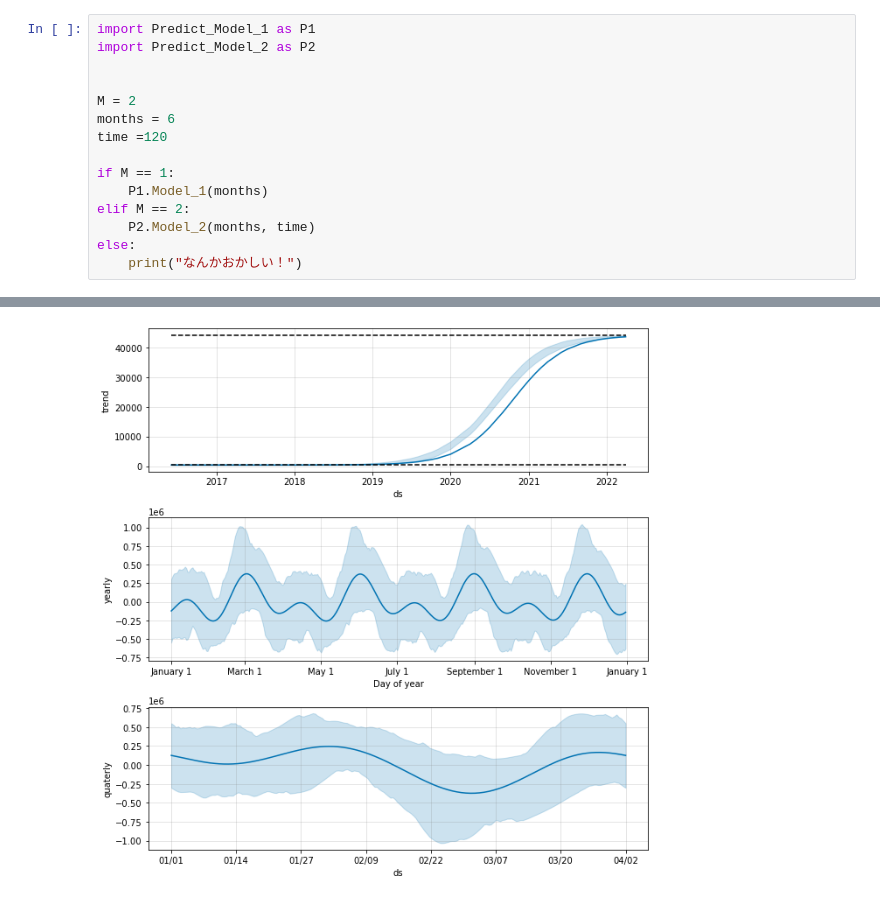
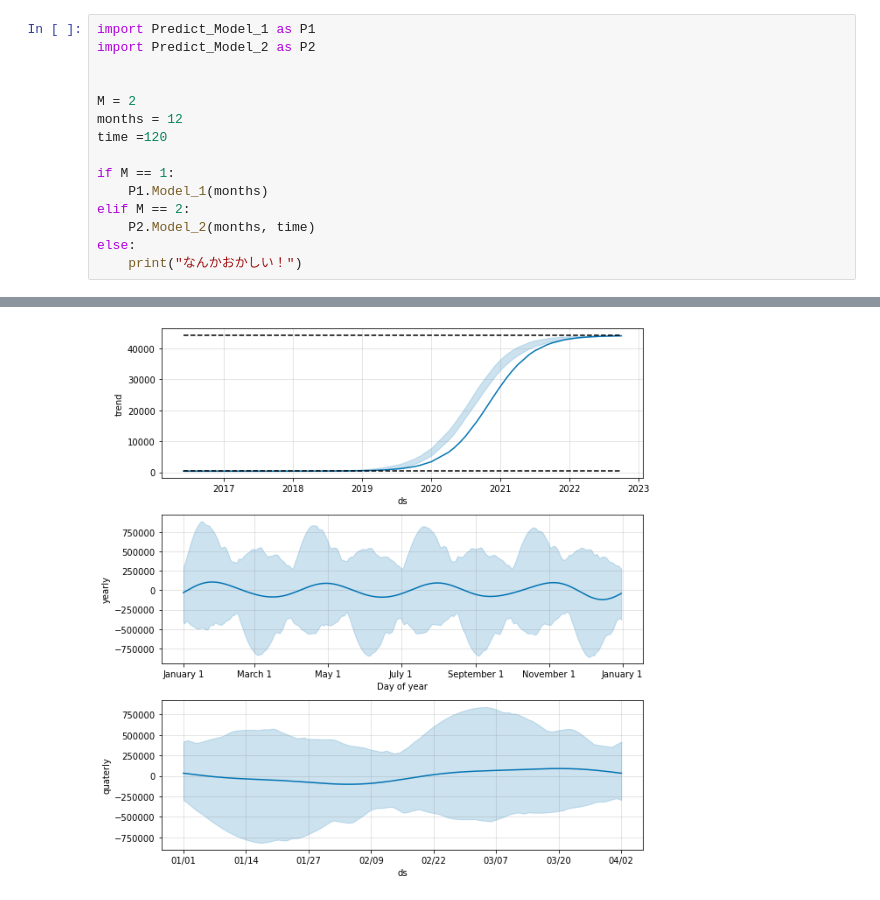
Before and after one commit to schecthellraiser606/Phishing_count_Predict, a Jupyter notebook: code/Lab.ipynb, the cells around one changed output, grey strips where cells are left out. Drawn from its saved outputs; the diff is of its cells as text.

```diff
--- a/code/Lab.ipynb
+++ b/code/Lab.ipynb
@@ -4,7 +4,7 @@ import Predict_Model_2 as P2
 
 
 M = 2
-months = 6
+months = 12
 time =120
 
 if M == 1:
@@ -35 +35 @@ WARNING:pystan:Run again with max_treedepth larger than 10 to avoid saturation
-[figure, old version]
+[figure, new version]
```
Also changed, not shown: parts of 1 cell of this notebook, 1 other file.
